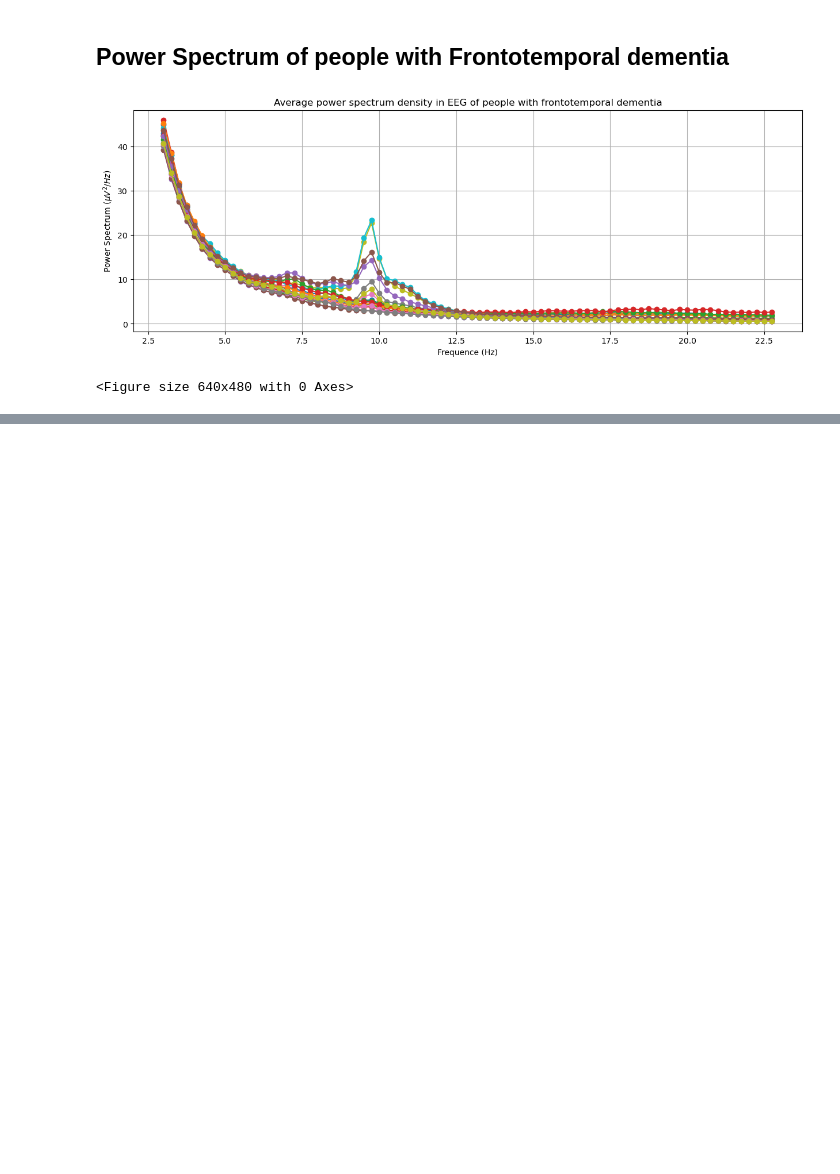
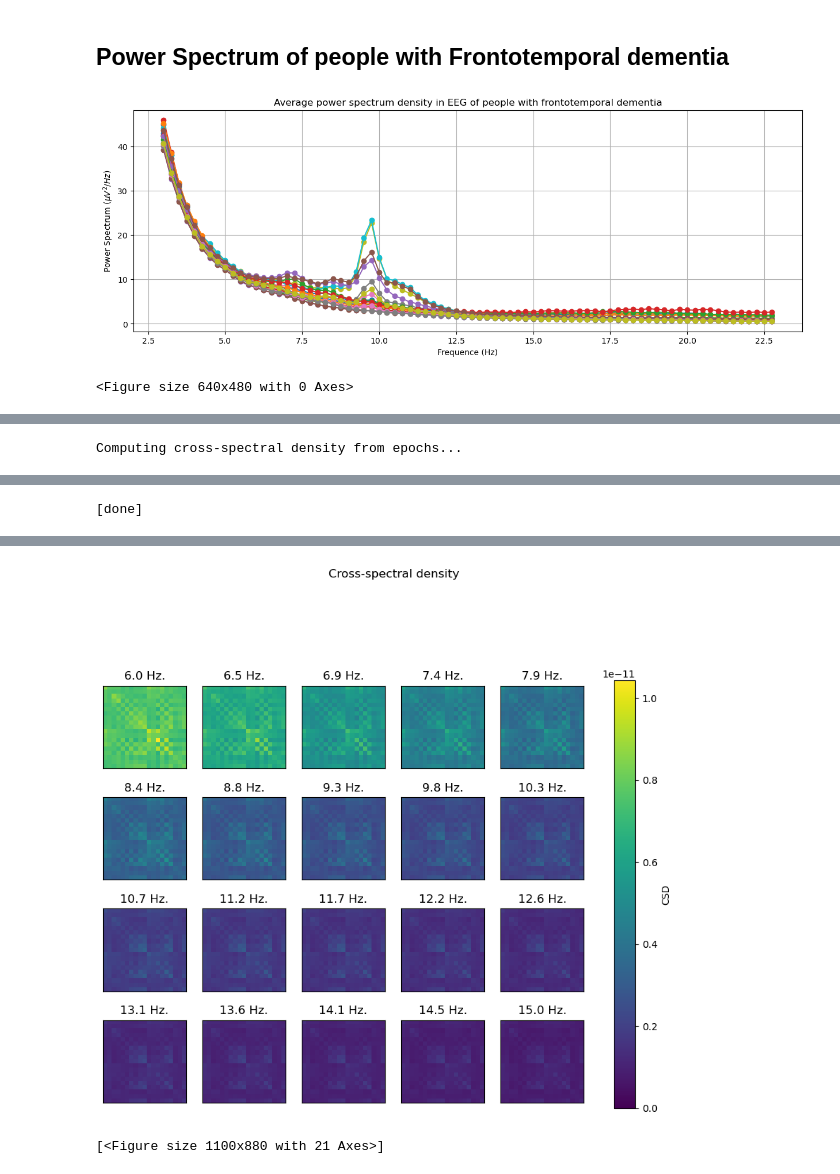
Before and after one commit to HimanshuKhanchandani/Dementia-Detection-Tool, a Jupyter notebook: models/DataVisualization.ipynb, the cells around one changed output, grey strips where cells are left out. Drawn from its saved outputs; the diff is of its cells as text; code cells hidden in the pictures; blank space fills up the shorter version.

Commit message:
Added cross-spectral-density plots

```diff
--- a/models/DataVisualization.ipynb
+++ b/models/DataVisualization.ipynb
@@ -106,0 +111,8 @@ plt.show()
+# %%
+raw = load_subject(5)
+freqs = np.linspace(6,15,20)
+epochs = mne.make_fixed_length_epochs(raw,duration=30,preload=True,overlap=15,verbose=False)
+csd_channels = mne.time_frequency.csd_morlet(epochs, frequencies = freqs)
+csd_channels.plot()
+# %% [output]
+Computing cross-spectral density from epochs...
@@ -106,0 +136 @@ plt.show()
+[done]
@@ -106,0 +139,2 @@ plt.show()
+[figure, added]
+[<Figure size 1100x880 with 21 Axes>]
```
Also changed, not shown: parts of 5 cells of this notebook.
